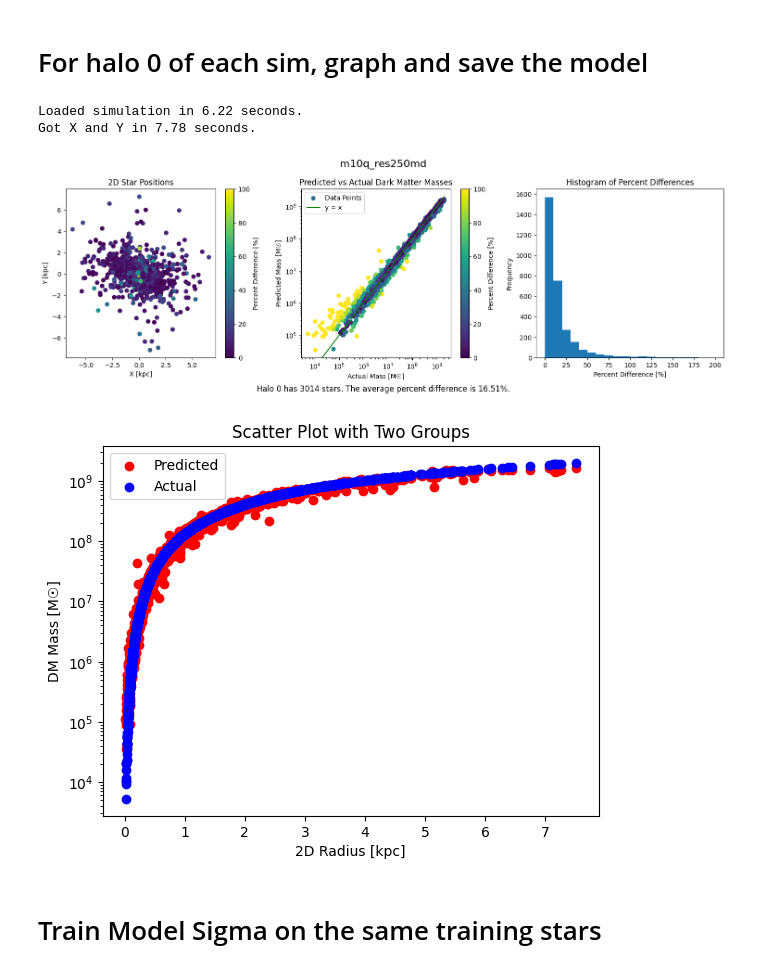
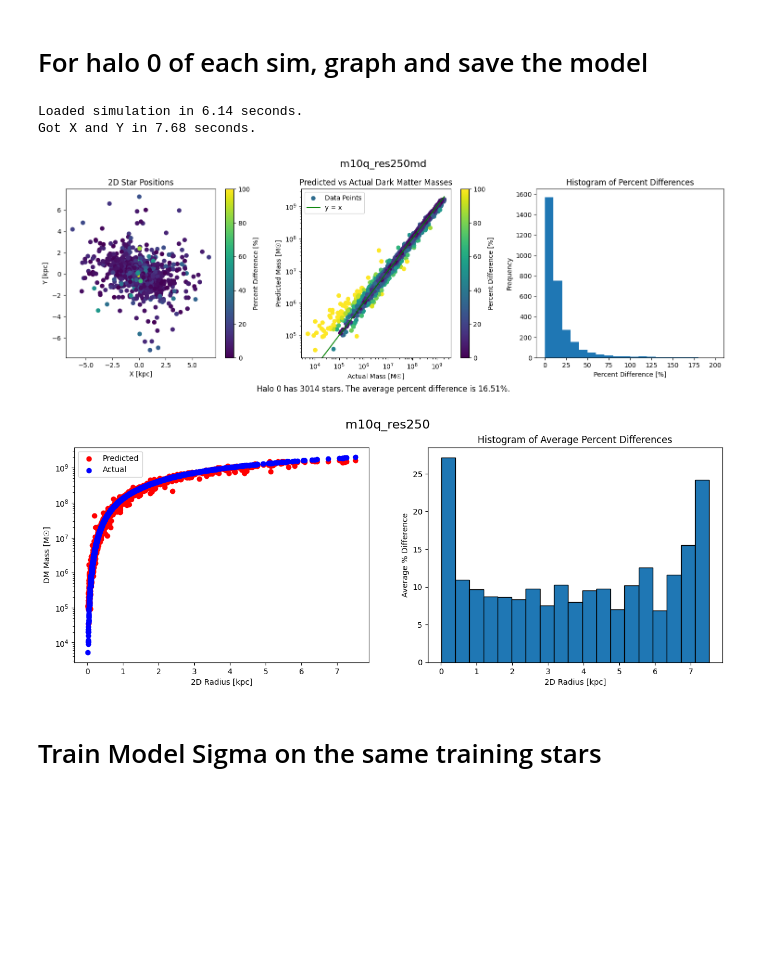
Before and after one commit to CPP-FIRE-Squad/dmai, a Jupyter notebook: src/main.ipynb, the cells around one changed output. Drawn from its saved outputs; the diff is of its cells as text; code cells hidden in the pictures; blank space fills up the shorter version.

```diff
--- a/src/main.ipynb
+++ b/src/main.ipynb
@@ -48,13 +48,31 @@ def graph(x,y,c, title, Y, Y_pred):
 
 
 def graph2(x1, y1, x2, y2):
+    # Create a figure
+    fig = plt.figure(figsize=(15, 5))
+    plt.suptitle("m10q_res250", fontsize=16)
+    plt.subplot(1, 2, 1) # rows, cols, index
     plt.scatter(x1, y1, color='red', label='Predicted')
     plt.scatter(x2, y2, color='blue', label='Actual')
     plt.xlabel('2D Radius [kpc]')
     plt.ylabel('DM Mass [M☉]')
-    plt.title('Scatter Plot with Two Groups')
     plt.yscale('log')
     plt.legend()
+
+    # Calculate the percentage differences
+    percent_diff = (np.abs(y2 - y1) / ((y2 + y1) / 2)) * 100
+    # Bin the x1 values and calculate the average percentage difference for each bin
+    bins = np.linspace(np.min(x1), np.max(x1), 20)
+    bin_indices = np.digitize(x1, bins)
+    bin_averages = [percent_diff[bin_indices == i].mean() for i in range(1, len(bins))]
+
+
+   # Plot the histogram of the average percentage differences
+    plt.subplot(1, 2, 2)
+    plt.hist(bins[:-1], bins, weights=bin_averages, edgecolor='black')
+    plt.title("Histogram of Average Percent Differences")
+    plt.xlabel('2D Radius [kpc]')
+    plt.ylabel('Average % Difference')
     plt.show()
 
 
@@ -98,36 +116,36 @@ def processSim(sim_name: str):
     # Save X and Y in pickle files
     joblib.dump(X,f'../data/pickle/{sim_name}_X_halo_0.pkl')
     joblib.dump(Y,f'../data/pickle/{sim_name}_Y_halo_0.pkl')
     # Split the data
     X_TRAIN, X_TEST, Y_TRAIN, Y_TEST = split_data(X, Y)
     # Create the KNN Regressor, train, and then predict
     knn_regressor = KNeighborsRegressor(n_neighbors=5, weights='distance')
     knn_regressor.fit(X_TRAIN, Y_TRAIN)
     Y_PRED = np.array(knn_regressor.predict(X_TEST))
     # Save the model
     joblib.dump(knn_regressor, f"../data/pickle/model_{sim_name}.pkl")
 
     # Graph the results
     x = [star[0] for star in X_TEST]
     y = [star[1] for star in X_TEST]
     c = (np.abs(Y_TEST - Y_PRED) / ((Y_TEST + Y_PRED) / 2)) * 100
     graph(x, y, c, sim_name,Y_TEST, Y_PRED)
     # Graph the results with two groups
     radius = [star[4] for star in X_TEST]
     graph2(radius, Y_PRED, radius, Y_TEST)
 
 
 
 # names = ['m10q_res250md', 'm10r_res250md', 'm10v_res250md', 'm10v_res030md']
 names = ['m10q_res250md']
 
 for name in names:
     processSim(name)
 # %% [output]
-Loaded simulation in 6.22 seconds.
-Got X and Y in 7.78 seconds.
+Loaded simulation in 6.14 seconds.
+Got X and Y in 7.68 seconds.
 [figure]
-[figure, old version]
+[figure, new version]
 # %% [markdown]
 # Train Model Sigma on the same training stars
 # %%
```
Also changed, not shown: parts of 1 cell of this notebook, 2 other files.
